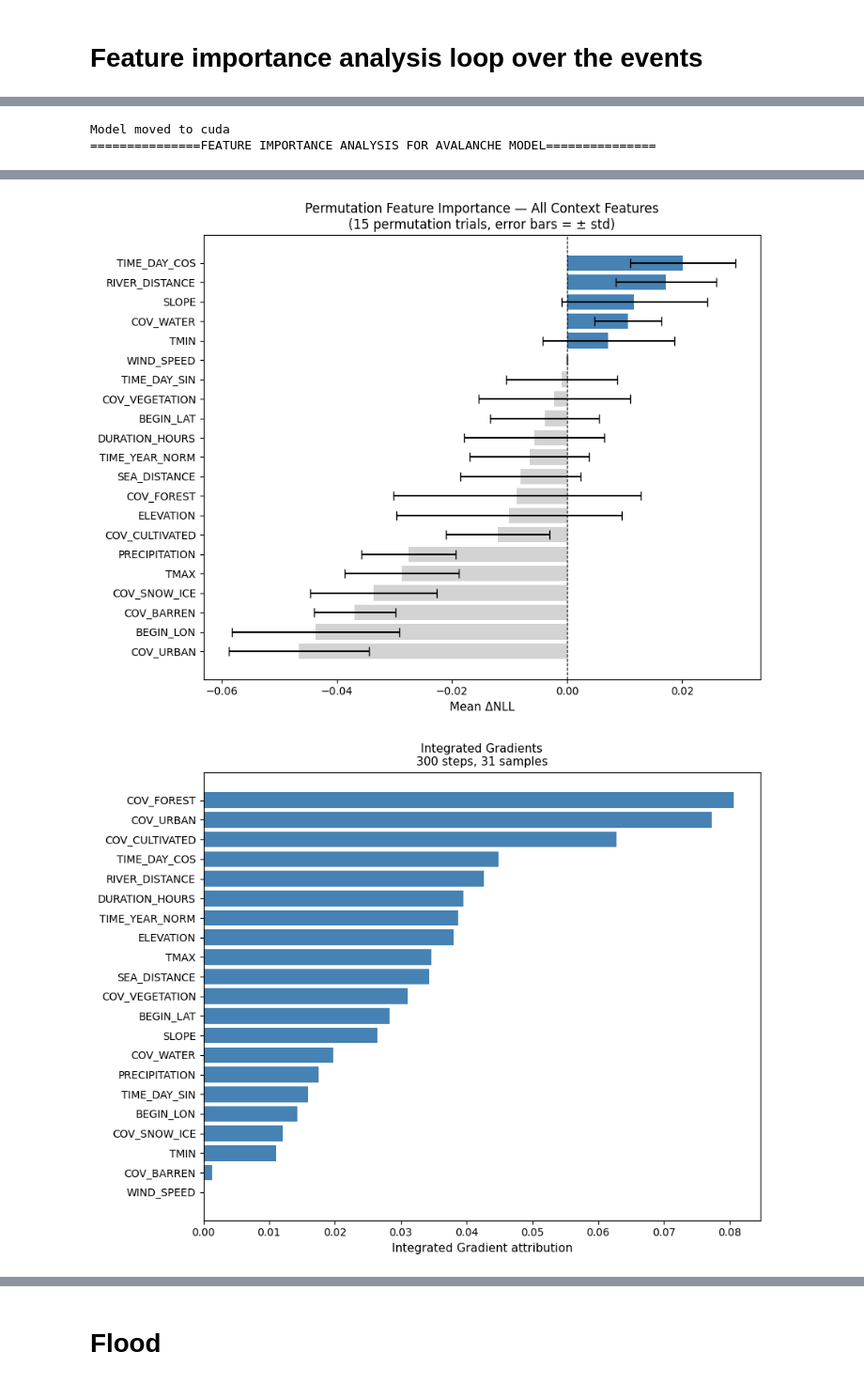
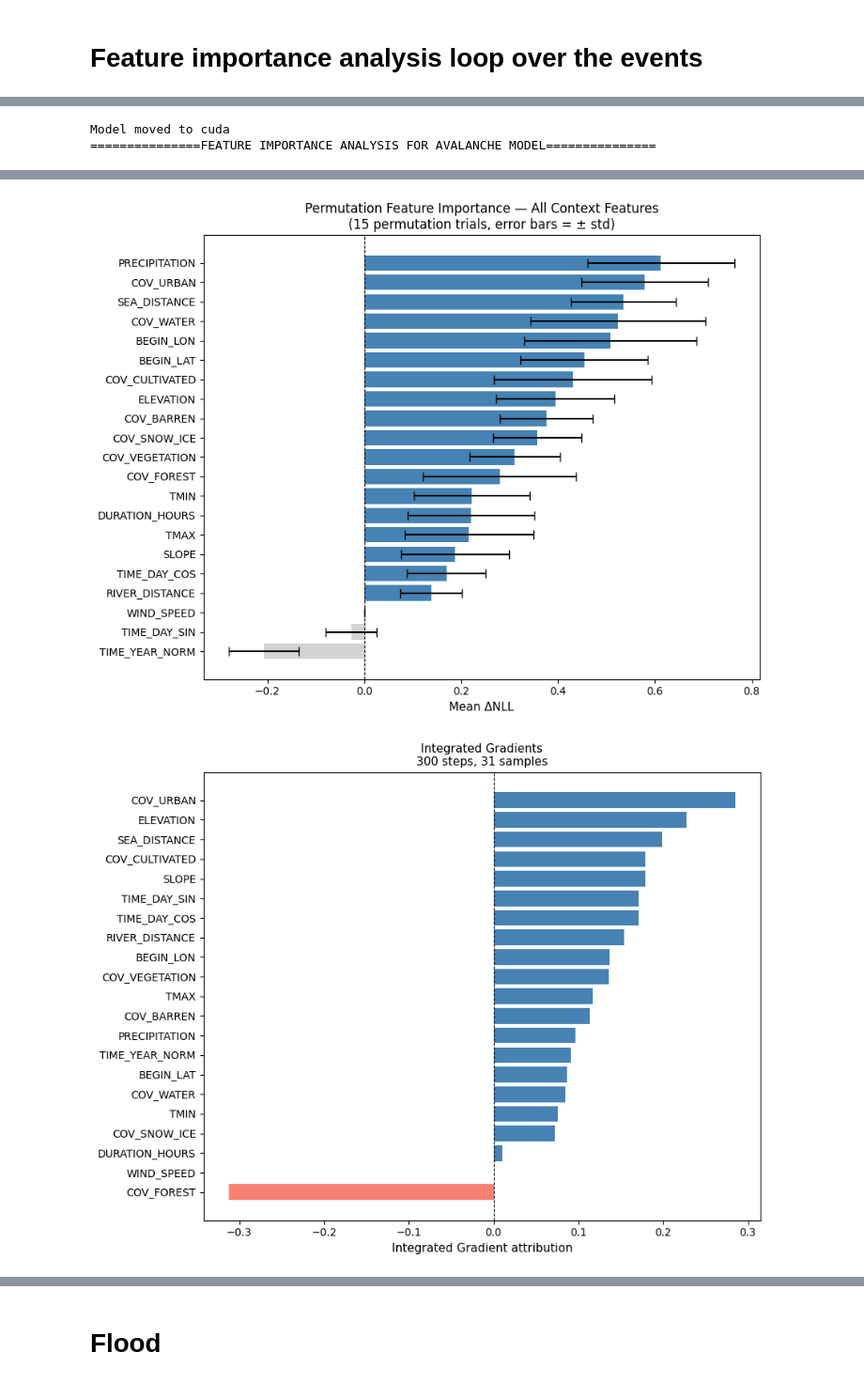
Before and after one commit to mattialodi0/progA3I, a Jupyter notebook: NSF_splitted/feature_importance_analysis.ipynb, the cells around one changed output, grey strips where cells are left out. Shown at 94% size. Drawn from its saved outputs; the diff is of its cells as text; code cells hidden in the pictures.

Commit message:
load updated Feature importance analysis

```diff
--- a/NSF_splitted/feature_importance_analysis.ipynb
+++ b/NSF_splitted/feature_importance_analysis.ipynb
@@ -218,7 +218,7 @@ def integrated_gradients_scipy(flow, x, y, feature_names, device,
     return s
 # %%
 def integrated_gradients(flow, X, Y, feature_names, device,
-                         x_ref=None, n_steps=300, n_context=1000):
+                         x_ref=None, n_steps=300, n_context=300):
     """
     Integrated gradients attribution along path from baseline to actual input.
 
@@ -349,7 +349,7 @@ A value of $\text{JSD} = 0.18$ means that setting feature $k$ to its average cha
 # %%
 from scipy.spatial.distance import jensenshannon
 
-def distributional_importance(flow, X, feature_names, device, n_context=1000, n_samples=1000):
+def distributional_importance(flow, X, feature_names, device, n_context=300, n_samples=1000):
     """
     Distribution-level feature importance via Jensen-Shannon divergence.
 
@@ -511,10 +511,10 @@ NSF model created with 1295088 parameters
 # %% [markdown]
 # Feature importance analysis loop over the events
 # %%
-EVENTS = ['Flood', 'Avalanche', 'Heat', 'Storm', 'Wildfire', 'Freeze', 'Drought']
+EVENTS = ['Flood', 'Avalanche', 'Heat', 'Storm', 'Wildfire', 'Freeze', 'Drought', 'Wind', 'Heavy_rain'] #, Hail]
 # %%
 for e in EVENTS:
-    RUN_PATH = Path(f"../runs/flow_{e.lower()}.pt")
+    RUN_PATH = Path(f"../runs/best_flow_{e.lower()}.pt")
 
     df = event_group_dfs[e]
 
@@ -594,2 +594,2 @@ Model moved to cuda
-[figure, old version]
+[figure, new version]
-[figure, old version]
+[figure, new version]
```
Also changed, not shown: parts of 1 cell of this notebook.
